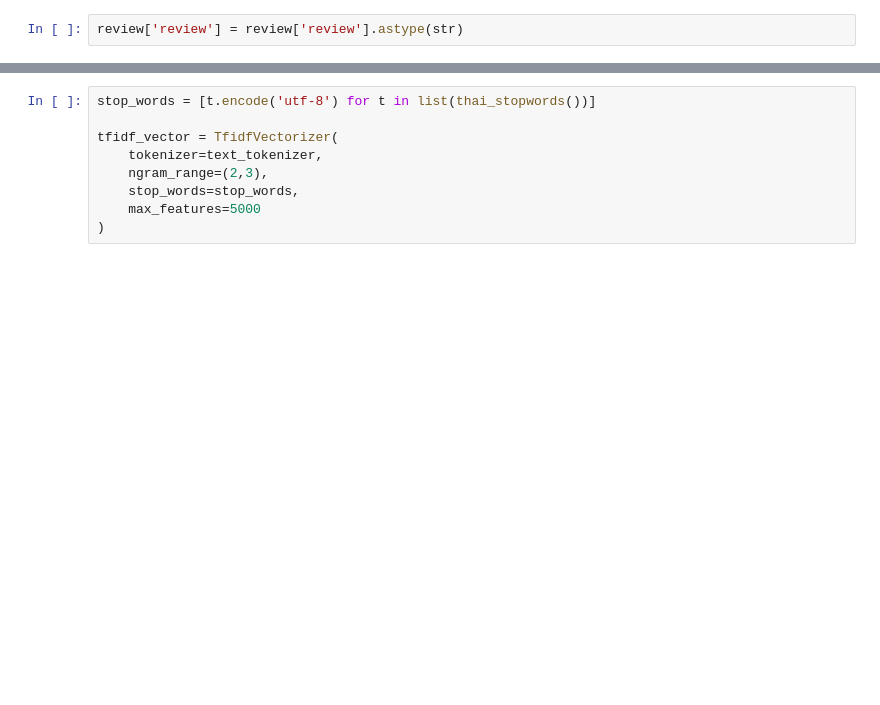
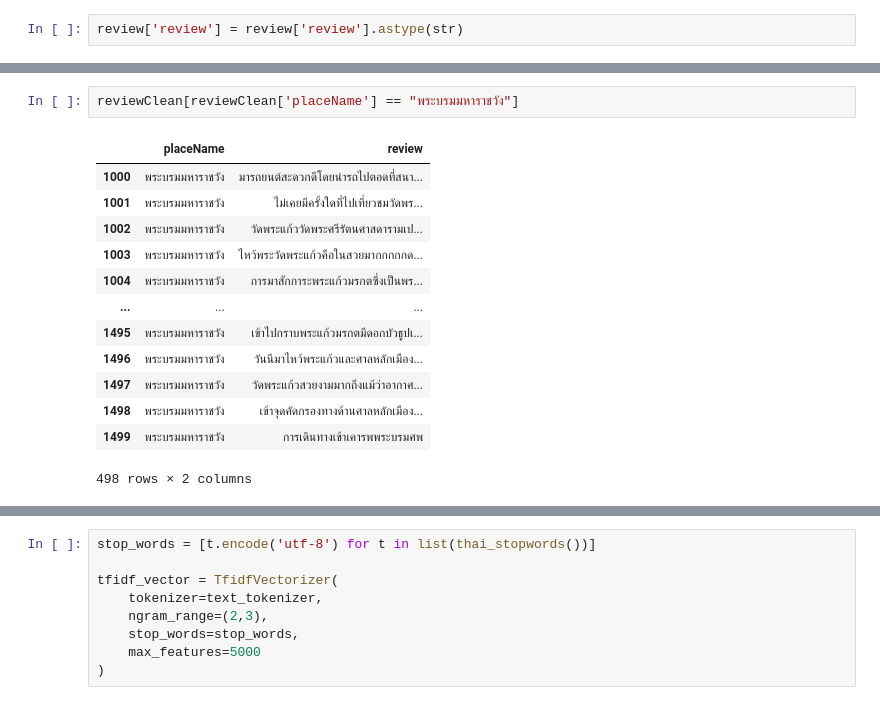
Before and after one commit to Pongsaky/tripRecommendation, a Jupyter notebook: model/modeling.ipynb, the cells around one changed output, grey strips where cells are left out. Cells and saved outputs as stored; diff of their text form; blank space fills up the shorter version.

```diff
--- a/model/modeling.ipynb
+++ b/model/modeling.ipynb
@@ -116,0 +118,16 @@ Place left 56 unit
+# %%
+reviewClean[reviewClean['placeName'] == "พระบรมมหาราชวัง"]
+# %% [output]
+|  | placeName | review |
+| 1000 | พระบรมมหาราชวัง | มารถยนต์สะดวกดีโดยนำรถไปตอดที่สนา... |
+| 1001 | พระบรมมหาราชวัง | ไม่เคยมีครั้งใดที่ไปเที่ยวชมวัดพร... |
+| 1002 | พระบรมมหาราชวัง | วัดพระแก้ววัดพระศรีรัตนศาสดารามเป... |
+| 1003 | พระบรมมหาราชวัง | ไหว้พระวัดพระแก้วคือในสวยมากกกกกด... |
+| 1004 | พระบรมมหาราชวัง | การมาสักการะพระแก้วมรกตซึ่งเป็นพร... |
+| ... | ... | ... |
+| 1495 | พระบรมมหาราชวัง | เข้าไปกราบพระแก้วมรกตมีดอกบัวธูปเ... |
+| 1496 | พระบรมมหาราชวัง | วันนีมาไหว้พระแก้วและศาลหลักเมือง... |
+| 1497 | พระบรมมหาราชวัง | วัดพระแก้วสวยงามมากถึงแม้ว่าอากาศ... |
+| 1498 | พระบรมมหาราชวัง | เข้าจุดคัดกรองทางด้านศาลหลักเมือง... |
+| 1499 | พระบรมมหาราชวัง | การเดินทางเข้าเคารพพระบรมศพ |
+498 rows × 2 columns
```
Also changed, not shown: parts of 35 cells of this notebook, 1 other file.
